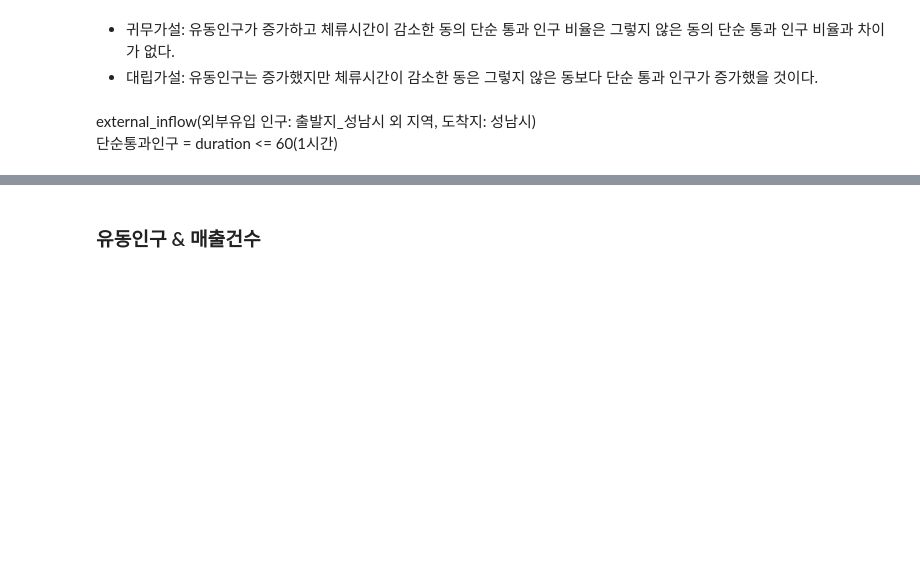
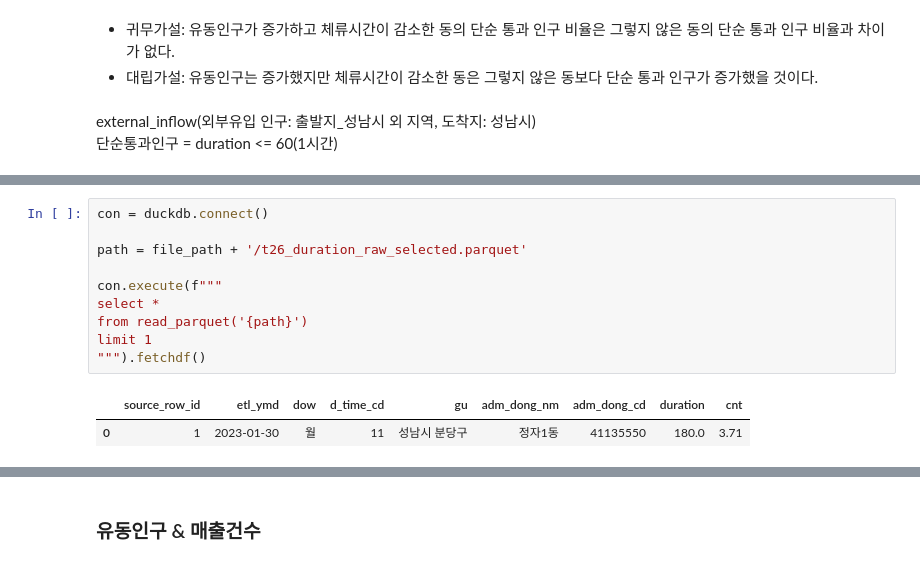
Before and after one commit to bulsajo1/final_project, a Jupyter notebook: eunbi/통계_은비.ipynb, the cells around one changed output, grey strips where cells are left out. Drawn from its saved outputs; the diff is of its cells as text; blank space fills up the shorter version.

```diff
--- a/eunbi/통계_은비.ipynb
+++ b/eunbi/통계_은비.ipynb
@@ -259,0 +176,13 @@ df_f = df.groupby(['base_quarter', 'adm_dong_nm']).agg({'floating_pop': "sum"}).
+# %%
+con = duckdb.connect()
+
+path = file_path + '/t26_duration_raw_selected.parquet'
+
+con.execute(f"""
+select *
+from read_parquet('{path}')
+limit 1
+""").fetchdf()
+# %% [output]
+|  | source_row_id | etl_ymd | dow | d_time_cd | gu | adm_dong_nm | adm_dong_cd | duration | cnt |
+| 0 | 1 | 2023-01-30 | 월 | 11 | 성남시 분당구 | 정자1동 | 41135550 | 180.0 | 3.71 |
```
Also changed, not shown: parts of 17 cells of this notebook.
